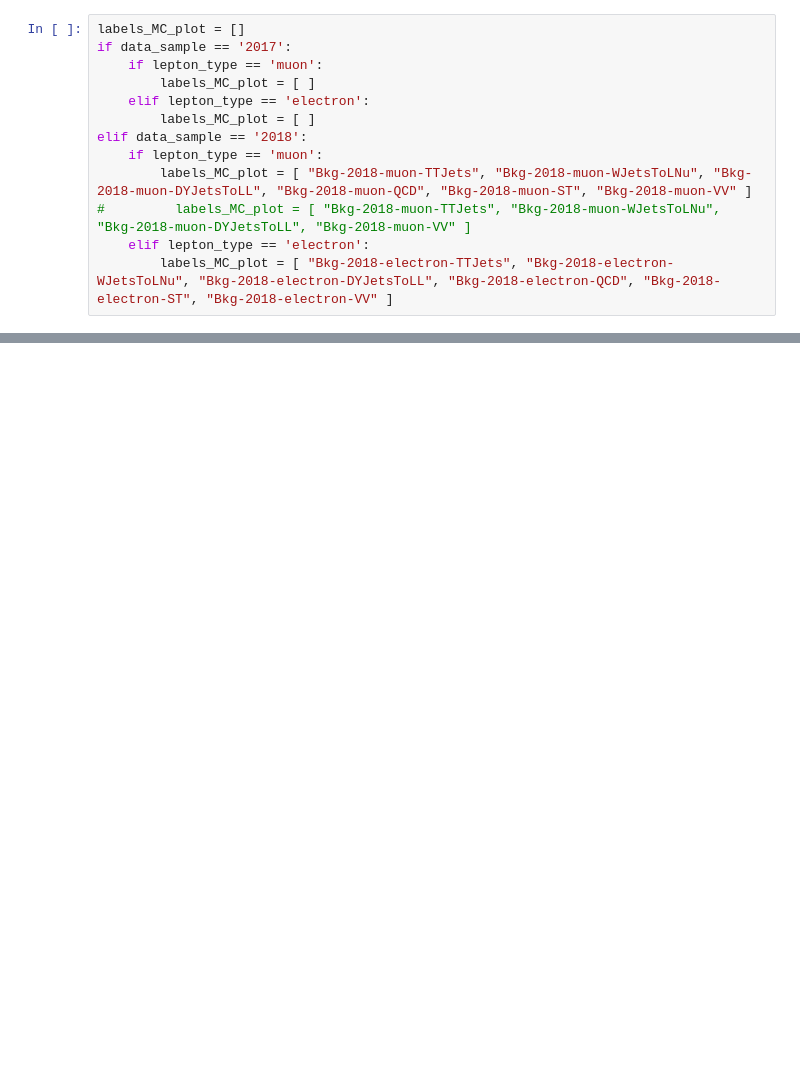
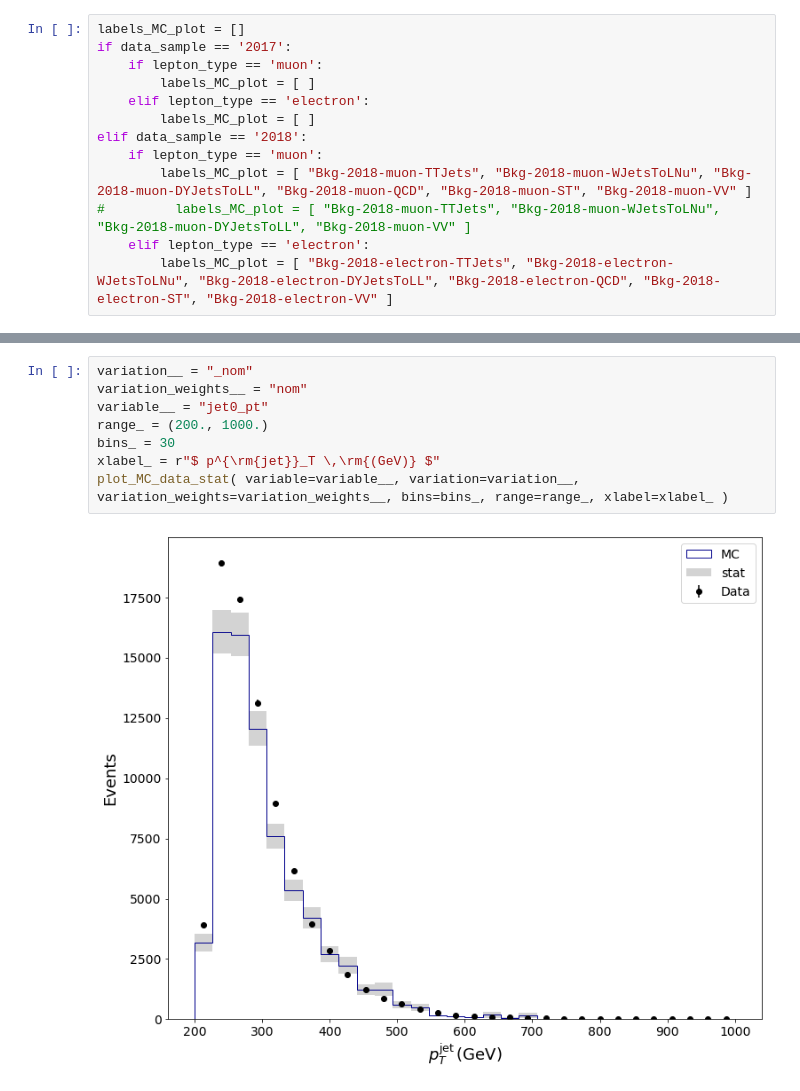
Before and after one commit to antoniovilela/pps-ww-analysis-notebook, a Jupyter notebook: Data-MC-NonProton-Cut-Based.ipynb, the cells around one changed output, grey strips where cells are left out. Cells and saved outputs as stored; diff of their text form; blank space fills up the shorter version.

```diff
--- a/Data-MC-NonProton-Cut-Based.ipynb
+++ b/Data-MC-NonProton-Cut-Based.ipynb
@@ -1076,0 +1163,10 @@ plt.legend( loc='best', fontsize=14 )
+# %%
+variation__ = "_nom"
+variation_weights__ = "nom"
+variable__ = "jet0_pt"
+range_ = (200., 1000.)
+bins_ = 30
+xlabel_ = r"$ p^{\rm{jet}}_T \,\rm{(GeV)} $"
+plot_MC_data_stat( variable=variable__, variation=variation__, variation_weights=variation_weights__, bins=bins_, range=range_, xlabel=xlabel_ )
+# %% [output]
+[figure, added]
```
Also changed, not shown: parts of 9 cells of this notebook.
